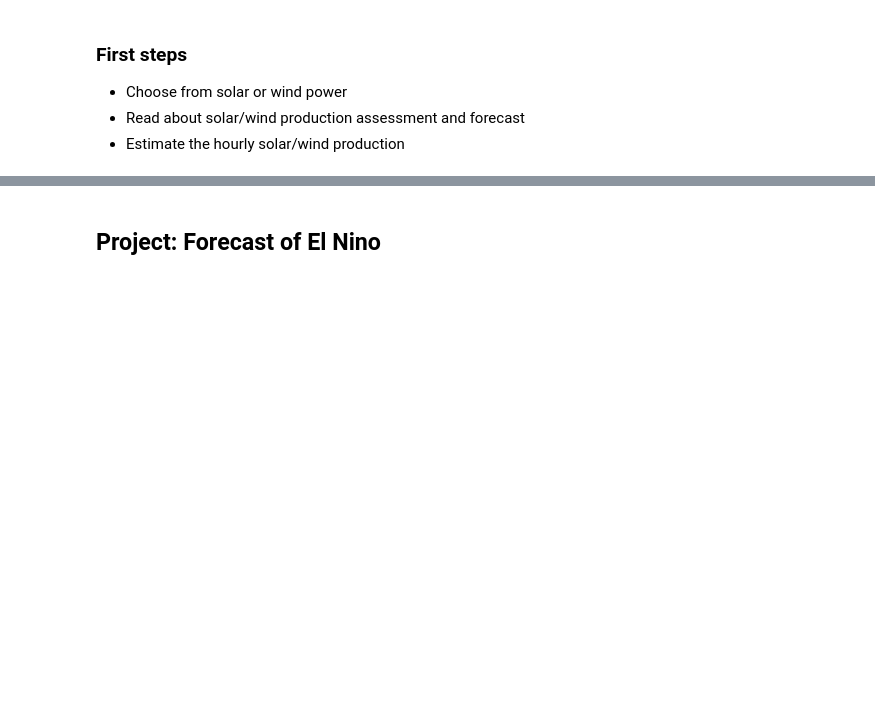
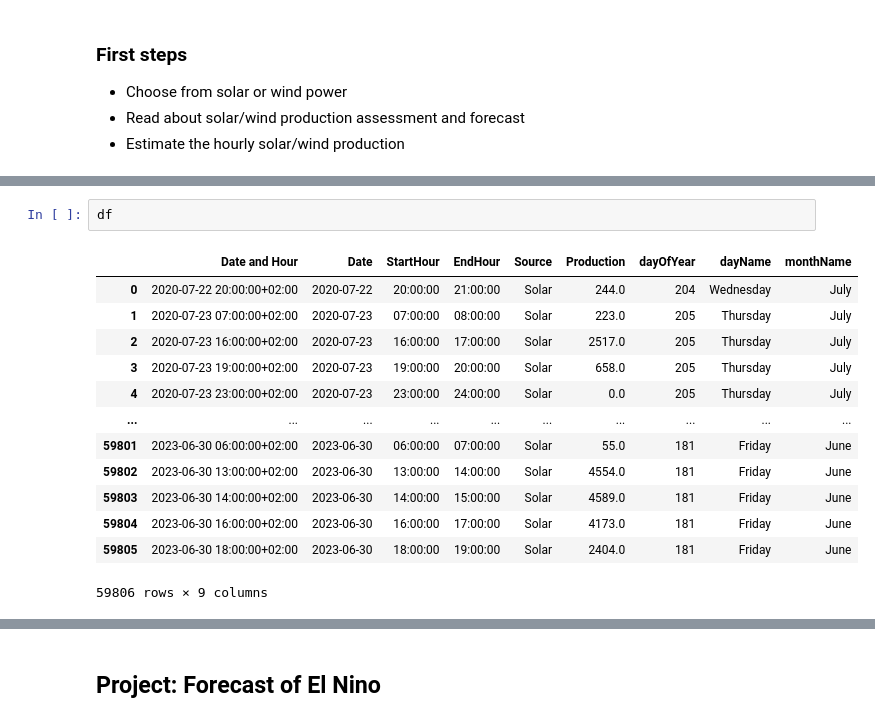
Before and after one commit to jacobogabeiraspenas/ML4Environment, a Jupyter notebook: book/notebooks/projects.ipynb, the cells around one changed output, grey strips where cells are left out. Cells and saved outputs as stored; diff of their text form; blank space fills up the shorter version.

```diff
--- a/book/notebooks/projects.ipynb
+++ b/book/notebooks/projects.ipynb
@@ -95,0 +44,16 @@ df_energy.plot()
+# %%
+df
+# %% [output]
+|  | Date and Hour | Date | StartHour | EndHour | Source | Production | dayOfYear | dayName | monthName |
+| 0 | 2020-07-22 20:00:00+02:00 | 2020-07-22 | 20:00:00 | 21:00:00 | Solar | 244.0 | 204 | Wednesday | July |
+| 1 | 2020-07-23 07:00:00+02:00 | 2020-07-23 | 07:00:00 | 08:00:00 | Solar | 223.0 | 205 | Thursday | July |
+| 2 | 2020-07-23 16:00:00+02:00 | 2020-07-23 | 16:00:00 | 17:00:00 | Solar | 2517.0 | 205 | Thursday | July |
+| 3 | 2020-07-23 19:00:00+02:00 | 2020-07-23 | 19:00:00 | 20:00:00 | Solar | 658.0 | 205 | Thursday | July |
+| 4 | 2020-07-23 23:00:00+02:00 | 2020-07-23 | 23:00:00 | 24:00:00 | Solar | 0.0 | 205 | Thursday | July |
+| ... | ... | ... | ... | ... | ... | ... | ... | ... | ... |
+| 59801 | 2023-06-30 06:00:00+02:00 | 2023-06-30 | 06:00:00 | 07:00:00 | Solar | 55.0 | 181 | Friday | June |
+| 59802 | 2023-06-30 13:00:00+02:00 | 2023-06-30 | 13:00:00 | 14:00:00 | Solar | 4554.0 | 181 | Friday | June |
+| 59803 | 2023-06-30 14:00:00+02:00 | 2023-06-30 | 14:00:00 | 15:00:00 | Solar | 4589.0 | 181 | Friday | June |
+| 59804 | 2023-06-30 16:00:00+02:00 | 2023-06-30 | 16:00:00 | 17:00:00 | Solar | 4173.0 | 181 | Friday | June |
+| 59805 | 2023-06-30 18:00:00+02:00 | 2023-06-30 | 18:00:00 | 19:00:00 | Solar | 2404.0 | 181 | Friday | June |
+59806 rows × 9 columns
```
Also changed, not shown: parts of 10 cells of this notebook, 10 other files.
